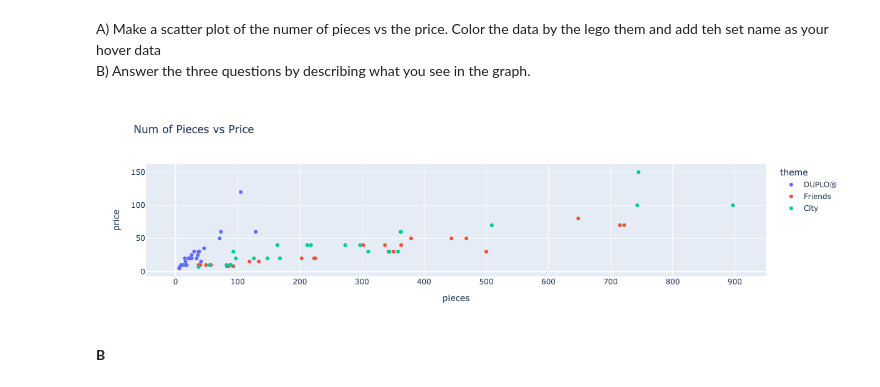
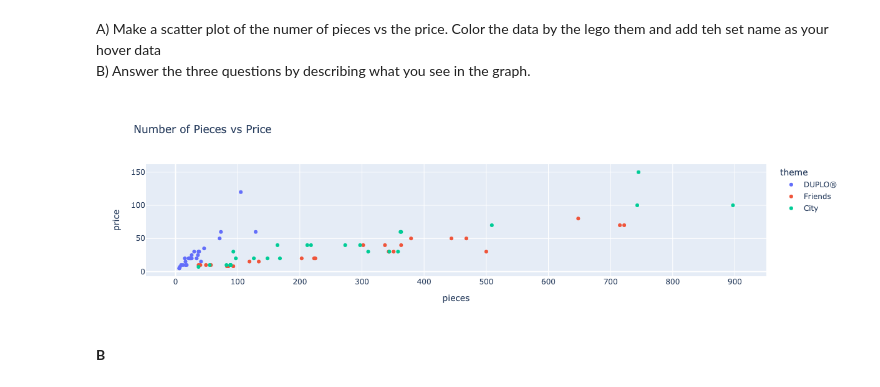
Before and after one commit to DCard2512/DATA101_Diego_Cardenas_Code, a Jupyter notebook: Exam/Exam1DiegoCardenas.ipynb, the cells around one changed output. Saved outputs shown, nothing was run; the diff lists cells and outputs as text; code cells hidden in the pictures.

```diff
--- a/Exam/Exam1DiegoCardenas.ipynb
+++ b/Exam/Exam1DiegoCardenas.ipynb
@@ -146,14 +146,14 @@ B) Answer the three questions by describing what you see in the graph.
 # %%
 #A
 fig = px.scatter(DF,
                  x = 'pieces',
                  y = 'price',
-                 title = 'Num of Pieces vs Price',
+                 title = 'Number of Pieces vs Price',
                  hover_data = 'set_name',
                  color = 'theme')
 fig.show()
 # %% [output]
-[figure, old version]
+[figure, new version]
 # %% [markdown]
 **B**
 # %% [markdown]
```
Also changed, not shown: parts of 5 cells of this notebook.
